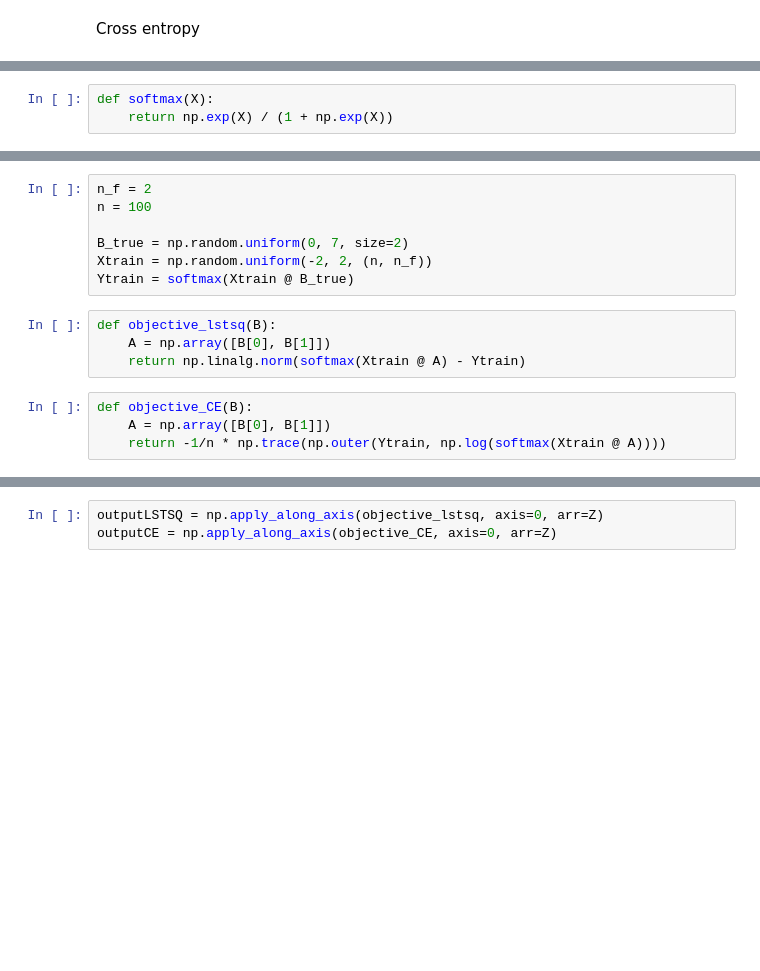
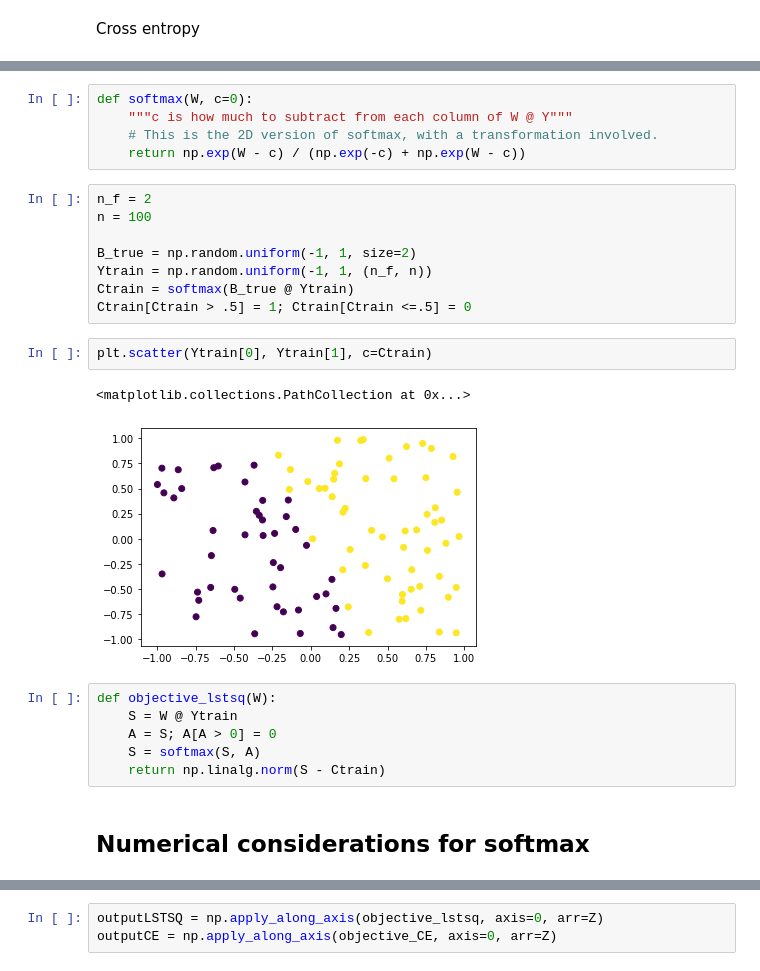
Before and after one commit to tXiao95/py_experiments, a Jupyter notebook: LogisticRegressionObjectiveFunction.ipynb, the cells around one changed output, grey strips where cells are left out. Saved outputs shown, nothing was run; the diff lists cells and outputs as text; blank space fills up the shorter version.

```diff
--- a/LogisticRegressionObjectiveFunction.ipynb
+++ b/LogisticRegressionObjectiveFunction.ipynb
@@ -21,3 +17,0 @@ import matplotlib.pyplot as plt
-# %%
-def softmax(X):
-    return np.exp(X) / (1 + np.exp(X))
@@ -24,15 +66,26 @@ def softmax(X):
+# %%
+def softmax(W, c=0):
+    """c is how much to subtract from each column of W @ Y"""
+    # This is the 2D version of softmax, with a transformation involved.
+    return np.exp(W - c) / (np.exp(-c) + np.exp(W - c))
 # %%
 n_f = 2
 n = 100
 
-B_true = np.random.uniform(0, 7, size=2)
-Xtrain = np.random.uniform(-2, 2, (n, n_f))
-Ytrain = softmax(Xtrain @ B_true)
+B_true = np.random.uniform(-1, 1, size=2)
+Ytrain = np.random.uniform(-1, 1, (n_f, n))
+Ctrain = softmax(B_true @ Ytrain)
+Ctrain[Ctrain > .5] = 1; Ctrain[Ctrain <=.5] = 0
-# %%
-def objective_lstsq(B):
-    A = np.array([B[0], B[1]])
-    return np.linalg.norm(softmax(Xtrain @ A) - Ytrain)
-# %%
-def objective_CE(B):
-    A = np.array([B[0], B[1]])
-    return -1/n * np.trace(np.outer(Ytrain, np.log(softmax(Xtrain @ A))))
+# %%
+plt.scatter(Ytrain[0], Ytrain[1], c=Ctrain)
+# %% [output]
+<matplotlib.collections.PathCollection at 0x...>
+[figure, added]
+# %%
+def objective_lstsq(W):
+    S = W @ Ytrain
+    A = S; A[A > 0] = 0
+    S = softmax(S, A)
+    return np.linalg.norm(S - Ctrain)
+# %% [markdown]
+## Numerical considerations for softmax
```
Also changed, not shown: parts of 27 cells of this notebook, 2 other files.
